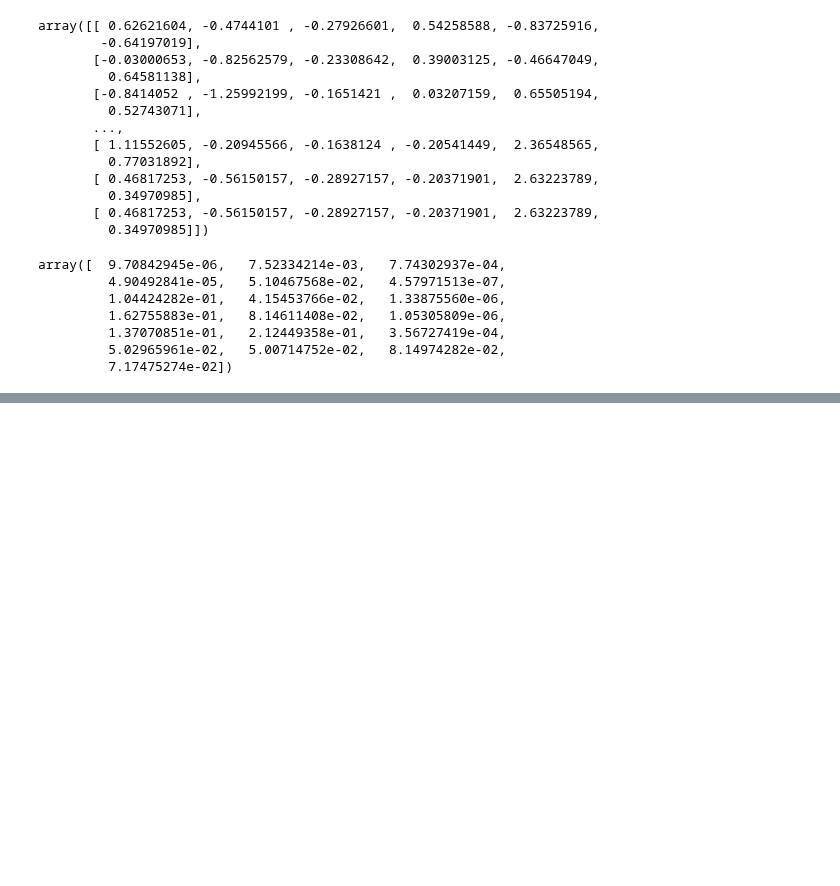
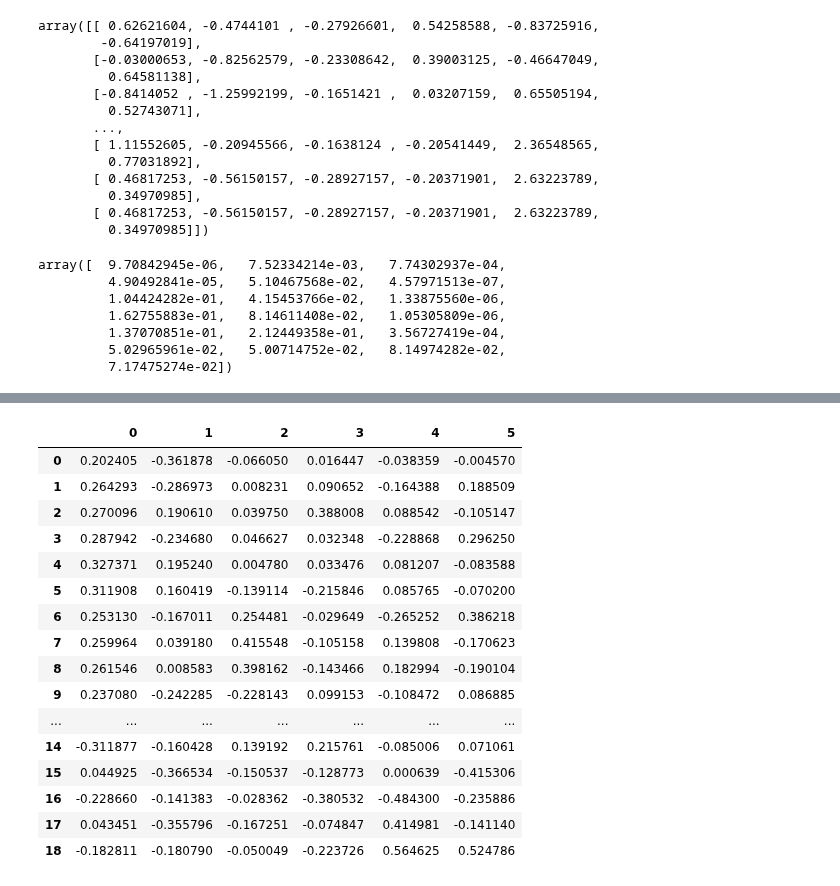
Before and after one commit to et4/stat, a Jupyter notebook: PT 2/main.ipynb, the cells around one changed output, grey strips where cells are left out. Drawn from its saved outputs; the diff is of its cells as text; code cells hidden in the pictures; blank space fills up the shorter version.

```diff
--- a/PT 2/main.ipynb
+++ b/PT 2/main.ipynb
@@ -267,0 +205,20 @@ pd.DataFrame(fa.components_)
+# %%
+pd.DataFrame(V[0:6]).T
+# %% [output]
+|  | 0 | 1 | 2 | 3 | 4 | 5 |
+| 0 | 0.202405 | -0.361878 | -0.066050 | 0.016447 | -0.038359 | -0.004570 |
+| 1 | 0.264293 | -0.286973 | 0.008231 | 0.090652 | -0.164388 | 0.188509 |
+| 2 | 0.270096 | 0.190610 | 0.039750 | 0.388008 | 0.088542 | -0.105147 |
+| 3 | 0.287942 | -0.234680 | 0.046627 | 0.032348 | -0.228868 | 0.296250 |
+| 4 | 0.327371 | 0.195240 | 0.004780 | 0.033476 | 0.081207 | -0.083588 |
+| 5 | 0.311908 | 0.160419 | -0.139114 | -0.215846 | 0.085765 | -0.070200 |
+| 6 | 0.253130 | -0.167011 | 0.254481 | -0.029649 | -0.265252 | 0.386218 |
+| 7 | 0.259964 | 0.039180 | 0.415548 | -0.105158 | 0.139808 | -0.170623 |
+| 8 | 0.261546 | 0.008583 | 0.398162 | -0.143466 | 0.182994 | -0.190104 |
+| 9 | 0.237080 | -0.242285 | -0.228143 | 0.099153 | -0.108472 | 0.086885 |
+| ... | ... | ... | ... | ... | ... | ... |
+| 14 | -0.311877 | -0.160428 | 0.139192 | 0.215761 | -0.085006 | 0.071061 |
+| 15 | 0.044925 | -0.366534 | -0.150537 | -0.128773 | 0.000639 | -0.415306 |
+| 16 | -0.228660 | -0.141383 | -0.028362 | -0.380532 | -0.484300 | -0.235886 |
+| 17 | 0.043451 | -0.355796 | -0.167251 | -0.074847 | 0.414981 | -0.141140 |
+| 18 | -0.182811 | -0.180790 | -0.050049 | -0.223726 | 0.564625 | 0.524786 |
```
Also changed, not shown: parts of 13 cells of this notebook, 4 other files.
